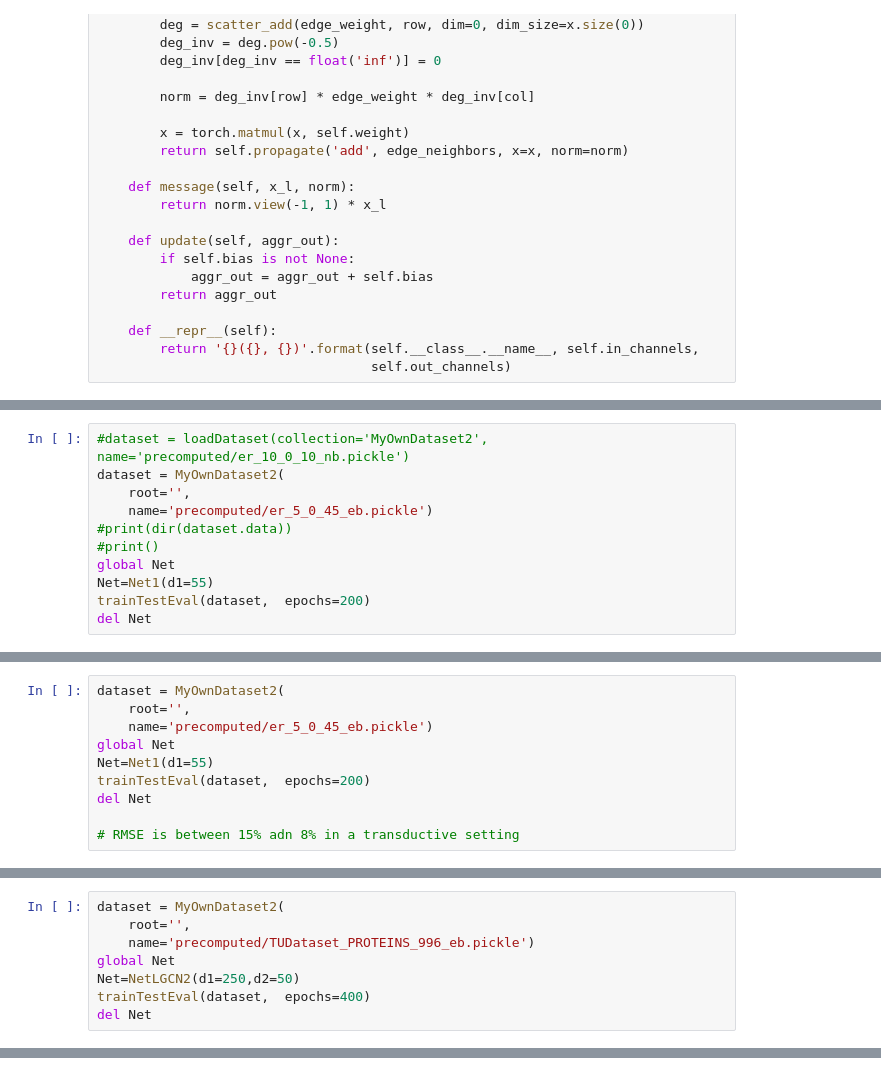
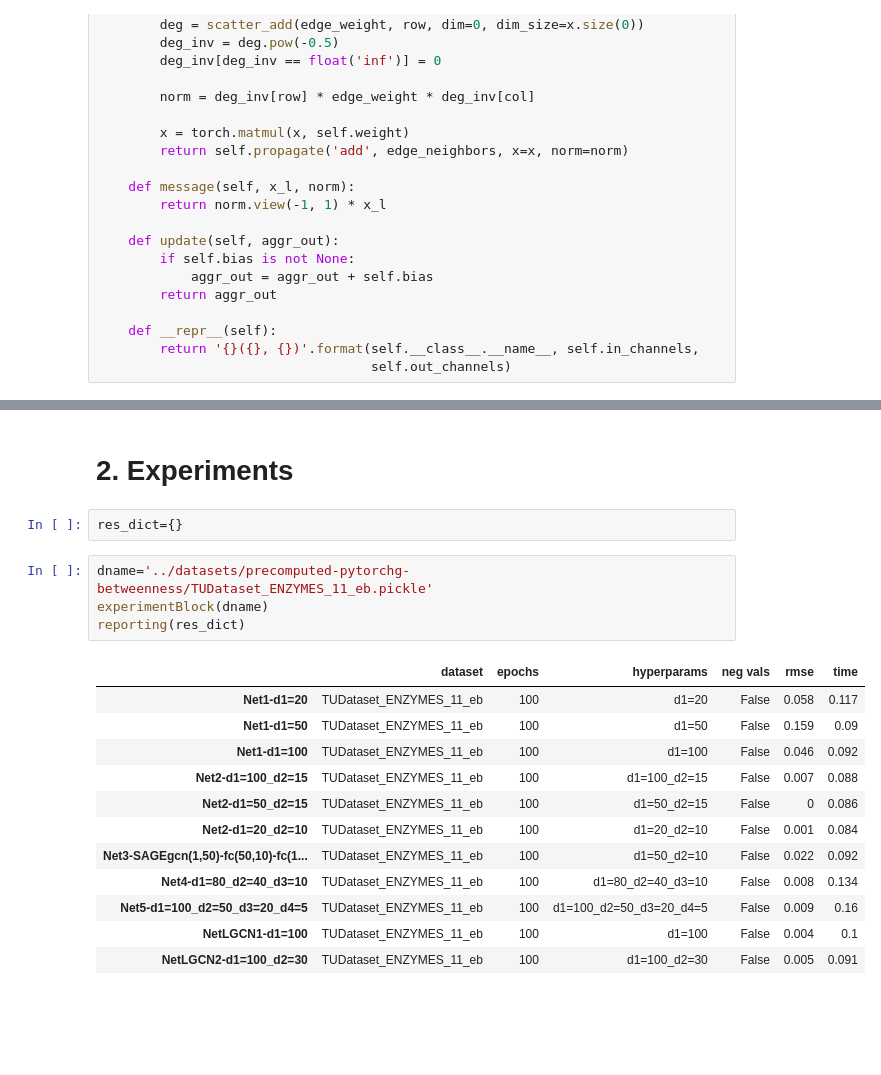
Before and after one commit to presmerats/GNN-MThesis, a Jupyter notebook: src/girvan-newman/TFM_Transductive_setting_GCN_edge_betweenness.ipynb, the cells around one changed output, grey strips where cells are left out. Saved outputs shown, nothing was run; the diff lists cells and outputs as text; blank space fills up the shorter version.

Commit message:
PENDING FIX transductive for Edge betweenness setting

```diff
--- a/src/girvan-newman/TFM_Transductive_setting_GCN_edge_betweenness.ipynb
+++ b/src/girvan-newman/TFM_Transductive_setting_GCN_edge_betweenness.ipynb
@@ -611,11 +553,0 @@ Total train-test time: 1.9290800094604492
-# %%
-#dataset = loadDataset(collection='MyOwnDataset2', name='precomputed/er_10_0_10_nb.pickle')
-dataset = MyOwnDataset2(
-    root='',
-    name='precomputed/er_5_0_45_eb.pickle')
-#print(dir(dataset.data))
-#print()
-global Net
-Net=Net1(d1=55)
-trainTestEval(dataset,  epochs=200)
-del Net
@@ -634,10 +553,0 @@ Total train-test time: 0.541536808013916
-# %%
-dataset = MyOwnDataset2(
-    root='',
-    name='precomputed/er_5_0_45_eb.pickle')
-global Net
-Net=Net1(d1=55)
-trainTestEval(dataset,  epochs=200)
-del Net
-
-# RMSE is between 15% adn 8% in a transductive setting
@@ -656,8 +553,0 @@ Total train-test time: 0.5560200214385986
-# %%
-dataset = MyOwnDataset2(
-    root='',
-    name='precomputed/TUDataset_PROTEINS_996_eb.pickle')
-global Net
-Net=NetLGCN2(d1=250,d2=50)
-trainTestEval(dataset,  epochs=400)
-del Net
@@ -683,0 +855,21 @@ Total train-test time: 1.0754420757293701
+# %% [markdown]
+# 2. Experiments
+# %%
+res_dict={}
+# %%
+dname='../datasets/precomputed-pytorchg-betweenness/TUDataset_ENZYMES_11_eb.pickle'
+experimentBlock(dname)
+reporting(res_dict)
+# %% [output]
+|  | dataset | epochs | hyperparams | neg vals | rmse | time |
+| Net1-d1=20 | TUDataset_ENZYMES_11_eb | 100 | d1=20 | False | 0.058 | 0.117 |
+| Net1-d1=50 | TUDataset_ENZYMES_11_eb | 100 | d1=50 | False | 0.159 | 0.09 |
+| Net1-d1=100 | TUDataset_ENZYMES_11_eb | 100 | d1=100 | False | 0.046 | 0.092 |
+| Net2-d1=100_d2=15 | TUDataset_ENZYMES_11_eb | 100 | d1=100_d2=15 | False | 0.007 | 0.088 |
+| Net2-d1=50_d2=15 | TUDataset_ENZYMES_11_eb | 100 | d1=50_d2=15 | False | 0 | 0.086 |
+| Net2-d1=20_d2=10 | TUDataset_ENZYMES_11_eb | 100 | d1=20_d2=10 | False | 0.001 | 0.084 |
+| Net3-SAGEgcn(1,50)-fc(50,10)-fc(1... | TUDataset_ENZYMES_11_eb | 100 | d1=50_d2=10 | False | 0.022 | 0.092 |
+| Net4-d1=80_d2=40_d3=10 | TUDataset_ENZYMES_11_eb | 100 | d1=80_d2=40_d3=10 | False | 0.008 | 0.134 |
+| Net5-d1=100_d2=50_d3=20_d4=5 | TUDataset_ENZYMES_11_eb | 100 | d1=100_d2=50_d3=20_d4=5 | False | 0.009 | 0.16 |
+| NetLGCN1-d1=100 | TUDataset_ENZYMES_11_eb | 100 | d1=100 | False | 0.004 | 0.1 |
+| NetLGCN2-d1=100_d2=30 | TUDataset_ENZYMES_11_eb | 100 | d1=100_d2=30 | False | 0.005 | 0.091 |
```
Also changed, not shown: parts of 17 cells of this notebook, 1 other file.
